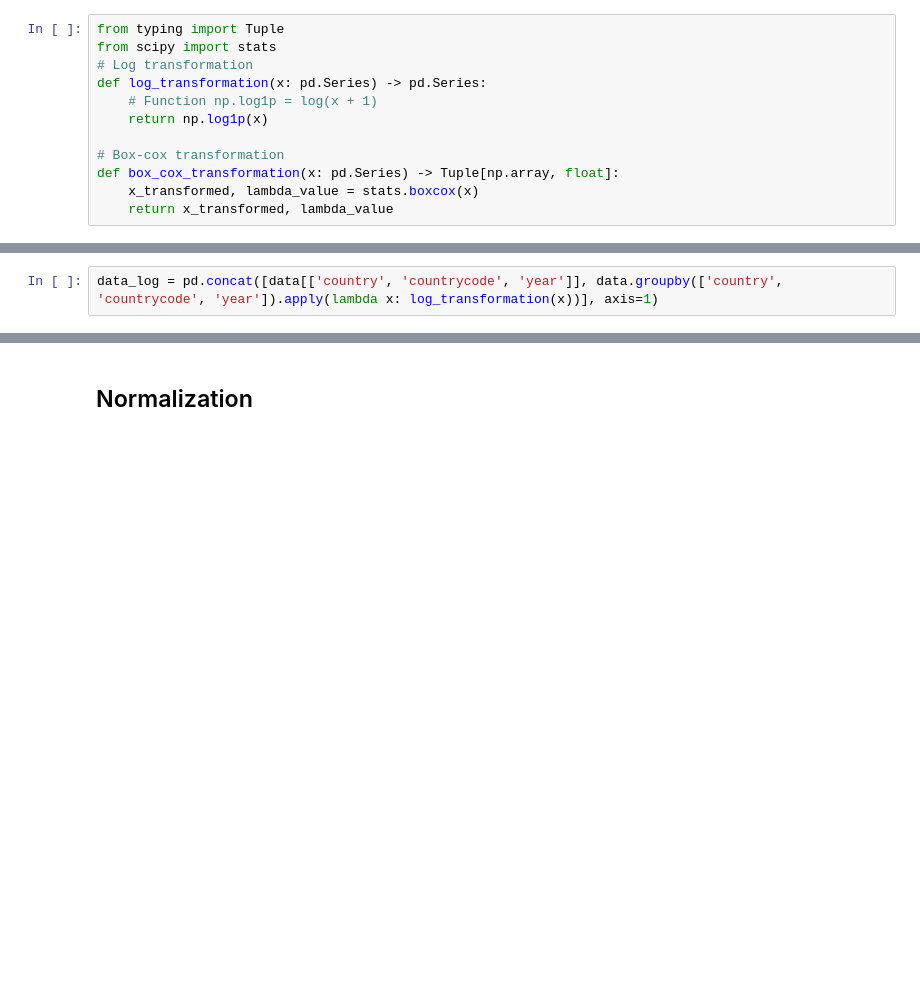
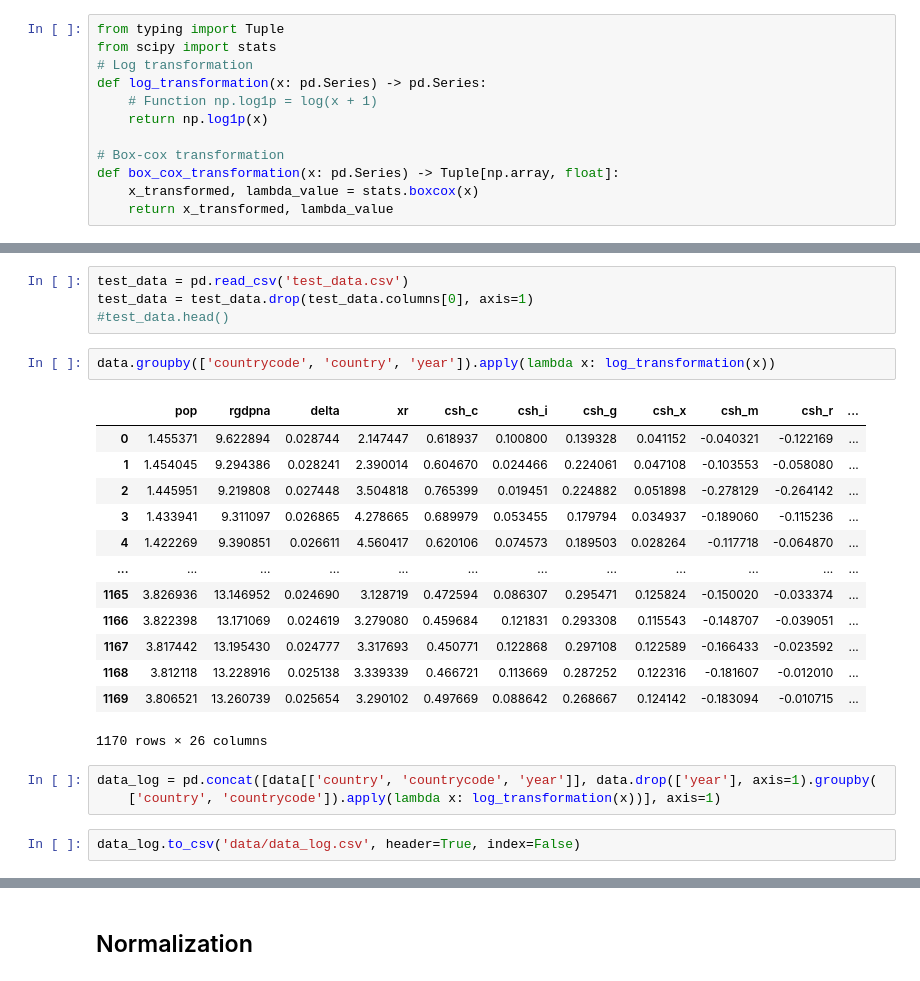
Before and after one commit to amakarewicz/BEngThesis, a Jupyter notebook: Data_preprocessing.ipynb, the cells around one changed output, grey strips where cells are left out. Cells and saved outputs as stored; diff of their text form; blank space fills up the shorter version.

```diff
--- a/Data_preprocessing.ipynb
+++ b/Data_preprocessing.ipynb
@@ -334,2 +350,25 @@ def box_cox_transformation(x: pd.Series) -> Tuple[np.array, float]:
+# %%
+test_data = pd.read_csv('test_data.csv')
+test_data = test_data.drop(test_data.columns[0], axis=1)
+#test_data.head()
+# %%
+data.groupby(['countrycode', 'country', 'year']).apply(lambda x: log_transformation(x))
+# %% [output]
+|  | pop | rgdpna | delta | xr | csh_c | csh_i | csh_g | csh_x | csh_m | csh_r | ... |
+| 0 | 1.455371 | 9.622894 | 0.028744 | 2.147447 | 0.618937 | 0.100800 | 0.139328 | 0.041152 | -0.040321 | -0.122169 | ... |
+| 1 | 1.454045 | 9.294386 | 0.028241 | 2.390014 | 0.604670 | 0.024466 | 0.224061 | 0.047108 | -0.103553 | -0.058080 | ... |
+| 2 | 1.445951 | 9.219808 | 0.027448 | 3.504818 | 0.765399 | 0.019451 | 0.224882 | 0.051898 | -0.278129 | -0.264142 | ... |
+| 3 | 1.433941 | 9.311097 | 0.026865 | 4.278665 | 0.689979 | 0.053455 | 0.179794 | 0.034937 | -0.189060 | -0.115236 | ... |
+| 4 | 1.422269 | 9.390851 | 0.026611 | 4.560417 | 0.620106 | 0.074573 | 0.189503 | 0.028264 | -0.117718 | -0.064870 | ... |
+| ... | ... | ... | ... | ... | ... | ... | ... | ... | ... | ... | ... |
+| 1165 | 3.826936 | 13.146952 | 0.024690 | 3.128719 | 0.472594 | 0.086307 | 0.295471 | 0.125824 | -0.150020 | -0.033374 | ... |
+| 1166 | 3.822398 | 13.171069 | 0.024619 | 3.279080 | 0.459684 | 0.121831 | 0.293308 | 0.115543 | -0.148707 | -0.039051 | ... |
+| 1167 | 3.817442 | 13.195430 | 0.024777 | 3.317693 | 0.450771 | 0.122868 | 0.297108 | 0.122589 | -0.166433 | -0.023592 | ... |
+| 1168 | 3.812118 | 13.228916 | 0.025138 | 3.339339 | 0.466721 | 0.113669 | 0.287252 | 0.122316 | -0.181607 | -0.012010 | ... |
+| 1169 | 3.806521 | 13.260739 | 0.025654 | 3.290102 | 0.497669 | 0.088642 | 0.268667 | 0.124142 | -0.183094 | -0.010715 | ... |
+1170 rows × 26 columns
 # %%
-data_log = pd.concat([data[['country', 'countrycode', 'year']], data.groupby(['country', 'countrycode', 'year']).apply(lambda x: log_transformation(x))], axis=1)
+data_log = pd.concat([data[['country', 'countrycode', 'year']], data.drop(['year'], axis=1).groupby(
+    ['country', 'countrycode']).apply(lambda x: log_transformation(x))], axis=1)
+# %%
+data_log.to_csv('data/data_log.csv', header=True, index=False)
```
Also changed, not shown: parts of 7 cells of this notebook.
